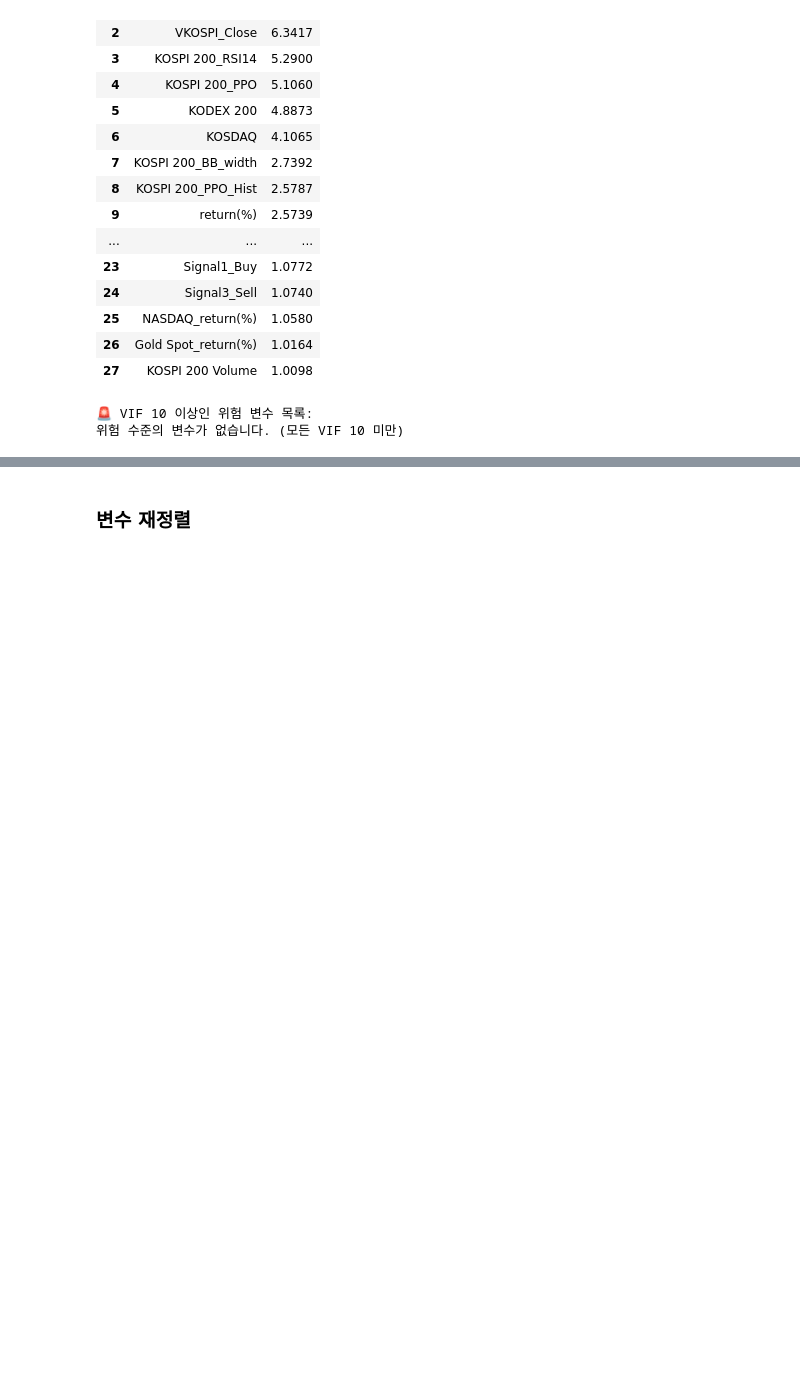
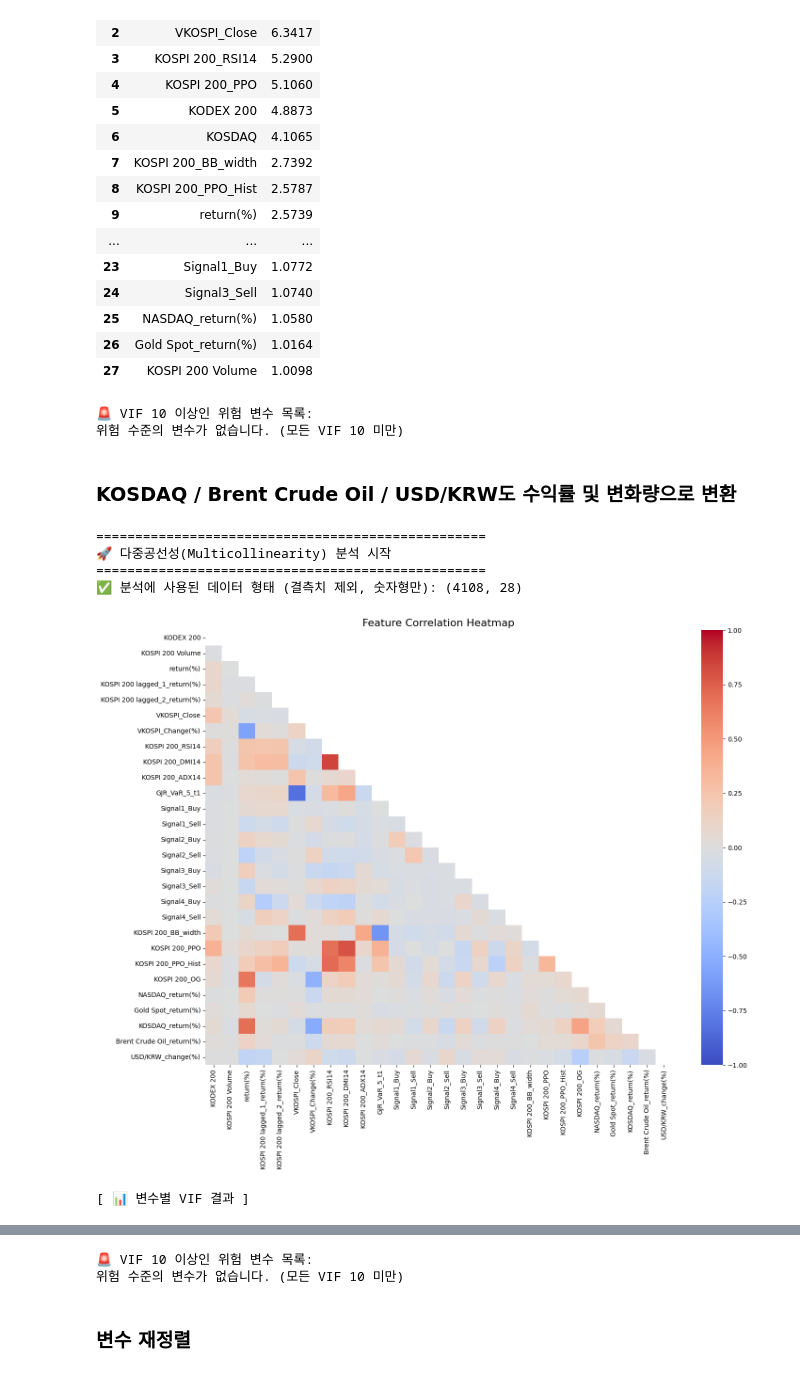
Before and after one commit to Dooman-cloud/TS-RL---, a Jupyter notebook: notebooks/sharing/03. data_vif.ipynb, the cells around one changed output, grey strips where cells are left out. Cells and saved outputs as stored; diff of their text form; code cells hidden in the pictures; blank space fills up the shorter version.

Commit message:
코스닥/유가/환율 변화량으로 변경, 주석 수정

```diff
--- a/notebooks/sharing/03. data_vif.ipynb
+++ b/notebooks/sharing/03. data_vif.ipynb
@@ -441,3 +442,77 @@ row count: 4108 -> 4108
 | 27 | KOSPI 200 Volume | 1.0098 |
 🚨 VIF 10 이상인 위험 변수 목록:
 위험 수준의 변수가 없습니다. (모든 VIF 10 미만)
+# %% [markdown]
+### KOSDAQ / Brent Crude Oil / USD/KRW도 수익률 및 변화량으로 변환
+# %%
+# =========================
+# 1. 2008년부터의 raw 데이터 불러오기
+# =========================
+data_2008_test = pd.read_csv(
+    r'..\..\data\raw\data_2008.csv',
+    index_col=0,
+    parse_dates=True
+).sort_index()
+
+# =========================
+# 2. KOSDAQ / Brent Crude Oil / USD/KRW 변환
+#    KODEX 200, KOSDAQ, Brent: 로그수익률
+#    USD/KRW: 로그변화율
+# =========================
+data_2008_test["KOSDAQ_return(%)"] = (
+    np.log(data_2008_test["KOSDAQ"] / data_2008_test["KOSDAQ"].shift(1)) * 100
+)
+
+data_2008_test["Brent Crude Oil_return(%)"] = (
+    np.log(data_2008_test["Brent Crude Oil"] / data_2008_test["Brent Crude Oil"].shift(1)) * 100
+)
+
+data_2008_test["USD/KRW_change(%)"] = (
+    np.log(data_2008_test["USD/KRW"] / data_2008_test["USD/KRW"].shift(1)) * 100
+)
+
+# =========================
+# 3. 현재 분석 데이터 복사
+# =========================
+full_data_g = full_data_f.copy().sort_index()
+
+# =========================
+# 4. 기존 변환 컬럼이 있으면 제거
+# =========================
+new_cols = [
+    "KOSDAQ_return(%)",
+    "Brent Crude Oil_return(%)",
+    "USD/KRW_change(%)"
+]
+
+full_data_g = full_data_g.drop(columns=new_cols, errors="ignore")
+
+# =========================
+# 5. 날짜 인덱스 기준으로 변환 변수 병합
+# =========================
+full_data_g = full_data_g.join(
+    data_2008_test[new_cols],
+    how="left"
+)
+
+# =========================
+# 6. 원레벨 변수 제거
+# =========================
+full_data_g = full_data_g.drop(columns=[
+    "KOSDAQ",
+    "Brent Crude Oil",
+    "USD/KRW"
+], errors="ignore")
+
+
+# =========================
+# 9. VIF 확인
+# =========================
+check_multicollinearity(full_data_g, target_col="Risk_Label")
+# %% [output]
+==================================================
+🚀 다중공선성(Multicollinearity) 분석 시작
+==================================================
+✅ 분석에 사용된 데이터 형태 (결측치 제외, 숫자형만): (4108, 28)
+[figure, added]
+[ 📊 변수별 VIF 결과 ]
@@ -444,3 +536,5 @@ row count: 4108 -> 4108
+🚨 VIF 10 이상인 위험 변수 목록:
+위험 수준의 변수가 없습니다. (모든 VIF 10 미만)
 # %% [markdown]
 ### 변수 재정렬
 # %%
```
Also changed, not shown: parts of 5 cells of this notebook, 8 other files.
